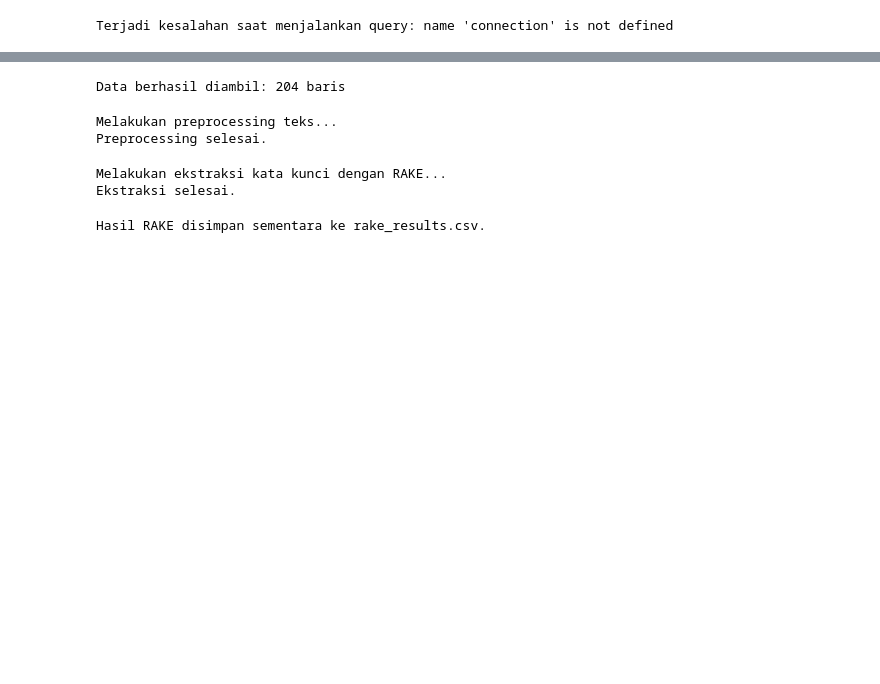
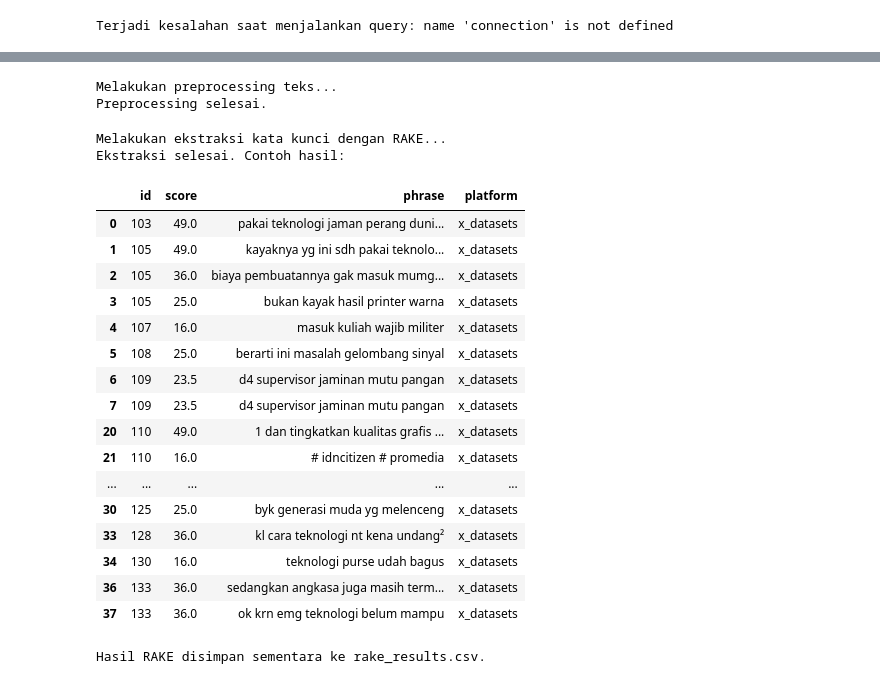
Before and after one commit to nathsteve13/hashscope_capstone, a Jupyter notebook: notebook/topics_extraction_.ipynb, the cells around one changed output, grey strips where cells are left out. Drawn from its saved outputs; the diff is of its cells as text; code cells hidden in the pictures; blank space fills up the shorter version.

```diff
--- a/notebook/topics_extraction_.ipynb
+++ b/notebook/topics_extraction_.ipynb
@@ -95,21 +97,27 @@ r = Rake(punctuations=['.', ',', ';', ':', '"', '!', '?', ']', '[', '(', ')', '.
-# %%
-def fetch_data():
-    query = """
-    SELECT idx_datasets AS id, full_text FROM x_datasets
-    UNION
-    SELECT idweb_datasets AS id, full_text FROM web_datasets
-    UNION
-    SELECT idyoutube_datasets AS id, full_text FROM youtube_datasets;
-    """
-    with engine.connect() as conn:
-        df = pd.read_sql(query, conn)
-    print(f"Data berhasil diambil: {len(df)} baris")
-    return df
-
-# Ambil data dari database
-data = fetch_data()
-# %% [output]
-Data berhasil diambil: 204 baris
+# %%
+# Ambil data dari semua database (x_datasets, web_datasets, youtube_datasets)
+# Fungsi untuk mengambil data dari semua database dengan kolom yang benar
+def fetch_data_from_all_sources(engine):
+    # Ambil data dari x_datasets
+    query_x = "SELECT idx_datasets AS id, full_text FROM x_datasets"
+    df_x = pd.read_sql(query_x, engine)
+    df_x["platform"] = "x_datasets"
+
+    # Ambil data dari web_datasets
+    query_web = "SELECT idweb_datasets AS id, full_text FROM web_datasets"
+    df_web = pd.read_sql(query_web, engine)
+    df_web["platform"] = "web_datasets"
+
+    # Ambil data dari youtube_datasets
+    query_youtube = "SELECT idyoutube_datasets AS id, full_text FROM youtube_datasets"
+    df_youtube = pd.read_sql(query_youtube, engine)
+    df_youtube["platform"] = "youtube_datasets"
+
+    # Gabungkan semua data menjadi satu DataFrame
+    all_data = pd.concat([df_x, df_web, df_youtube], ignore_index=True)
+    return all_data
+
+data = fetch_data_from_all_sources(engine)
 # %%
 import re
 
@@ -130,28 +138,53 @@ print("Preprocessing selesai.")
 Melakukan preprocessing teks...
 Preprocessing selesai.
 # %%
-# Fungsi untuk mengekstraksi kata kunci menggunakan RAKE
 def extract_keywords_with_scores(text):
     r.extract_keywords_from_text(text)
-    return r.get_ranked_phrases_with_scores()  # Skor dan frasa
+    return r.get_ranked_phrases_with_scores()
 
 # Terapkan RAKE ke teks yang sudah diproses
 print("Melakukan ekstraksi kata kunci dengan RAKE...")
 data["rake_results"] = data["preprocessed_text"].apply(extract_keywords_with_scores)
 
 # Ubah hasil menjadi DataFrame terpisah
 rake_results = []
 for idx, row in data.iterrows():
     for score, phrase in row["rake_results"]:
-        rake_results.append({"id": row["id"], "score": score, "phrase": phrase})
+        rake_results.append({
+            "id": row["id"],
+            "score": score,
+            "phrase": phrase,
+            "platform": row["platform"]
+        })
 
+# Konversi hasil RAKE ke DataFrame
 rake_df = pd.DataFrame(rake_results)
+
+# Filter hasil berdasarkan skor (> 10)
 filtered_rake_df = rake_df[rake_df["score"] > 10]
 
-print("Ekstraksi selesai.")
+print("Ekstraksi selesai. Contoh hasil:")
+display(filtered_rake_df.head(20))
 # %% [output]
 Melakukan ekstraksi kata kunci dengan RAKE...
-Ekstraksi selesai.
+Ekstraksi selesai. Contoh hasil:
+|  | id | score | phrase | platform |
+| 0 | 103 | 49.0 | pakai teknologi jaman perang duni... | x_datasets |
+| 1 | 105 | 49.0 | kayaknya yg ini sdh pakai teknolo... | x_datasets |
+| 2 | 105 | 36.0 | biaya pembuatannya gak masuk mumg... | x_datasets |
+| 3 | 105 | 25.0 | bukan kayak hasil printer warna | x_datasets |
+| 4 | 107 | 16.0 | masuk kuliah wajib militer | x_datasets |
+| 5 | 108 | 25.0 | berarti ini masalah gelombang sinyal | x_datasets |
+| 6 | 109 | 23.5 | d4 supervisor jaminan mutu pangan | x_datasets |
+| 7 | 109 | 23.5 | d4 supervisor jaminan mutu pangan | x_datasets |
+| 20 | 110 | 49.0 | 1 dan tingkatkan kualitas grafis ... | x_datasets |
+| 21 | 110 | 16.0 | # idncitizen # promedia | x_datasets |
+| ... | ... | ... | ... | ... |
+| 30 | 125 | 25.0 | byk generasi muda yg melenceng | x_datasets |
+| 33 | 128 | 36.0 | kl cara teknologi nt kena undang² | x_datasets |
+| 34 | 130 | 16.0 | teknologi purse udah bagus | x_datasets |
+| 36 | 133 | 36.0 | sedangkan angkasa juga masih term... | x_datasets |
+| 37 | 133 | 36.0 | ok krn emg teknologi belum mampu | x_datasets |
 # %%
 # Simpan hasil RAKE ke CSV
 csv_path = "rake_results.csv"
```
Also changed, not shown: parts of 7 cells of this notebook.
